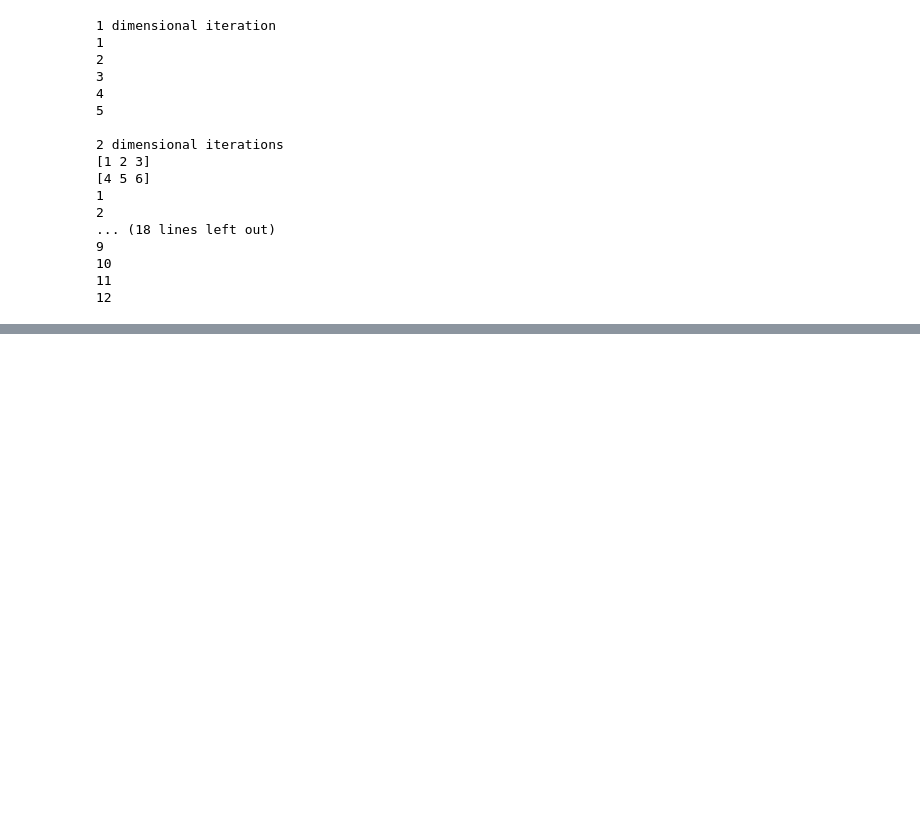
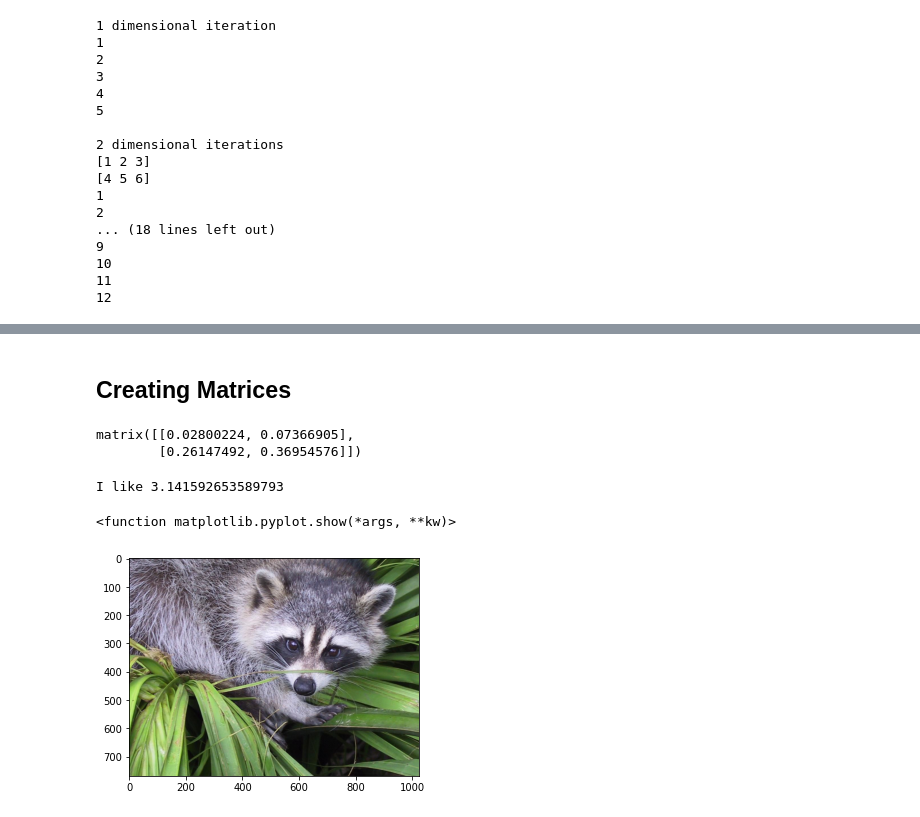
Before and after one commit to allysonvasquez/Machine-Learning-Projects, a Jupyter notebook: Libraries/NumPy.ipynb, the cells around one changed output, grey strips where cells are left out. Cells and saved outputs as stored; diff of their text form; code cells hidden in the pictures; blank space fills up the shorter version.

```diff
--- a/Libraries/NumPy.ipynb
+++ b/Libraries/NumPy.ipynb
@@ -454,0 +488,2 @@ print()
+# %% [markdown]
+## Creating Matrices
@@ -454,0 +492,19 @@ print()
+# %%
+A = np.matrix(np.random.random((2,2)))
+A
+# %% [output]
+matrix([[0.02800224, 0.07366905],
+        [0.26147492, 0.36954576]])
+# %%
+print('I like', np.pi)
+# %% [output]
+I like 3.141592653589793
+# %%
+from scipy import misc
+import matplotlib.pyplot as plt
+face = misc.face()
+plt.imshow(face)
+plt.show
+# %% [output]
+<function matplotlib.pyplot.show(*args, **kw)>
+[figure, added]
```
Also changed, not shown: parts of 8 cells of this notebook.
